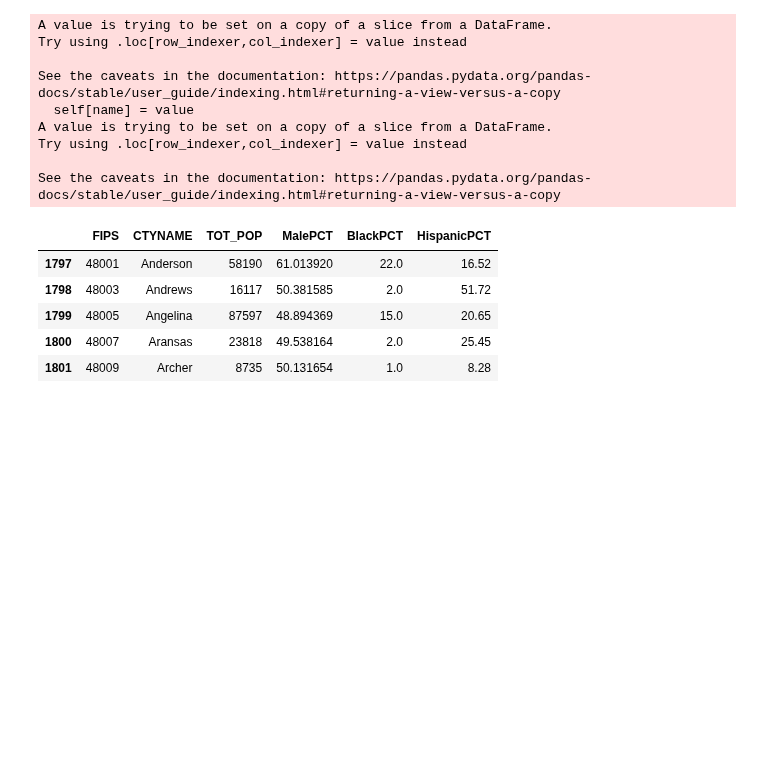
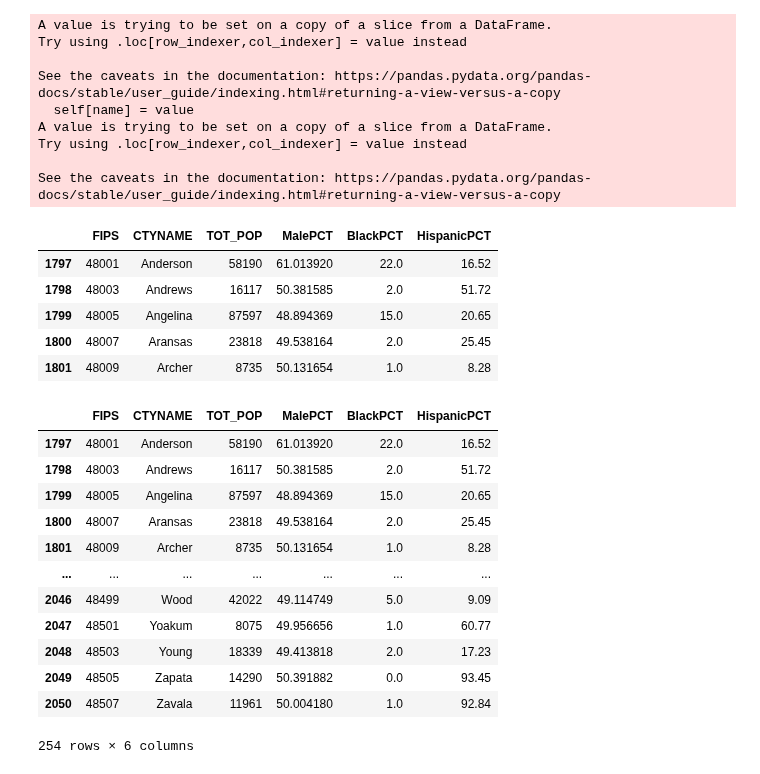
Before and after one commit to abirakm/Texas-Department-of-Criminal-Justice-Record, a Jupyter notebook: 01_data Clean Up.ipynb, the cells around one changed output. Cells and saved outputs as stored; diff of their text form; code cells hidden in the pictures; blank space fills up the shorter version.

```diff
--- a/01_data Clean Up.ipynb
+++ b/01_data Clean Up.ipynb
@@ -242,3 +228,19 @@ Texas_County.head()
 | 1799 | 48005 | Angelina | 87597 | 48.894369 | 15.0 | 20.65 |
 | 1800 | 48007 | Aransas | 23818 | 49.538164 | 2.0 | 25.45 |
 | 1801 | 48009 | Archer | 8735 | 50.131654 | 1.0 | 8.28 |
+# %%
+Texas_County
+# %% [output]
+|  | FIPS | CTYNAME | TOT_POP | MalePCT | BlackPCT | HispanicPCT |
+| 1797 | 48001 | Anderson | 58190 | 61.013920 | 22.0 | 16.52 |
+| 1798 | 48003 | Andrews | 16117 | 50.381585 | 2.0 | 51.72 |
+| 1799 | 48005 | Angelina | 87597 | 48.894369 | 15.0 | 20.65 |
+| 1800 | 48007 | Aransas | 23818 | 49.538164 | 2.0 | 25.45 |
+| 1801 | 48009 | Archer | 8735 | 50.131654 | 1.0 | 8.28 |
+| ... | ... | ... | ... | ... | ... | ... |
+| 2046 | 48499 | Wood | 42022 | 49.114749 | 5.0 | 9.09 |
+| 2047 | 48501 | Yoakum | 8075 | 49.956656 | 1.0 | 60.77 |
+| 2048 | 48503 | Young | 18339 | 49.413818 | 2.0 | 17.23 |
+| 2049 | 48505 | Zapata | 14290 | 50.391882 | 0.0 | 93.45 |
+| 2050 | 48507 | Zavala | 11961 | 50.004180 | 1.0 | 92.84 |
+254 rows × 6 columns
```
Also changed, not shown: parts of 10 cells of this notebook.
